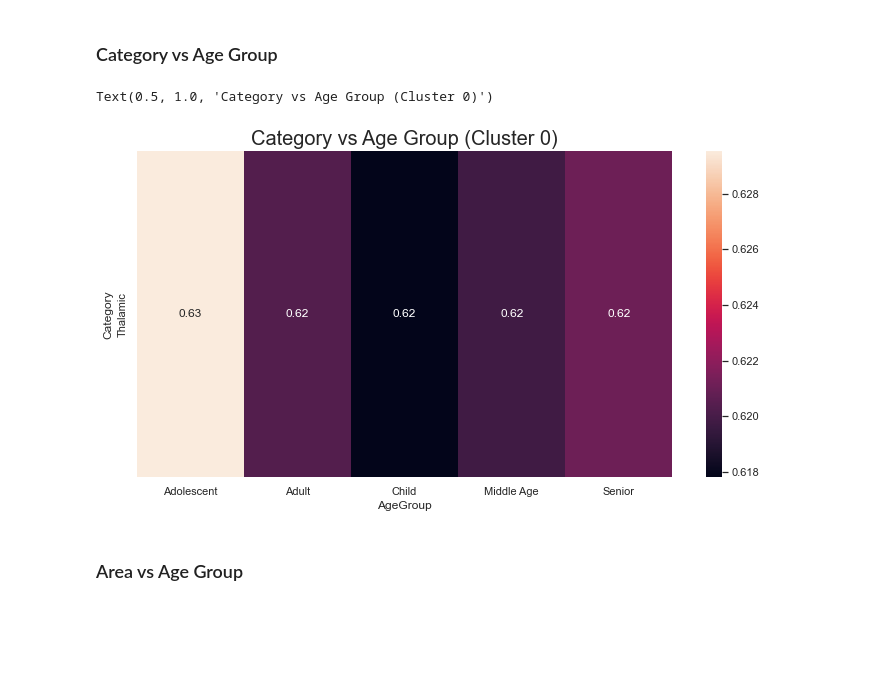
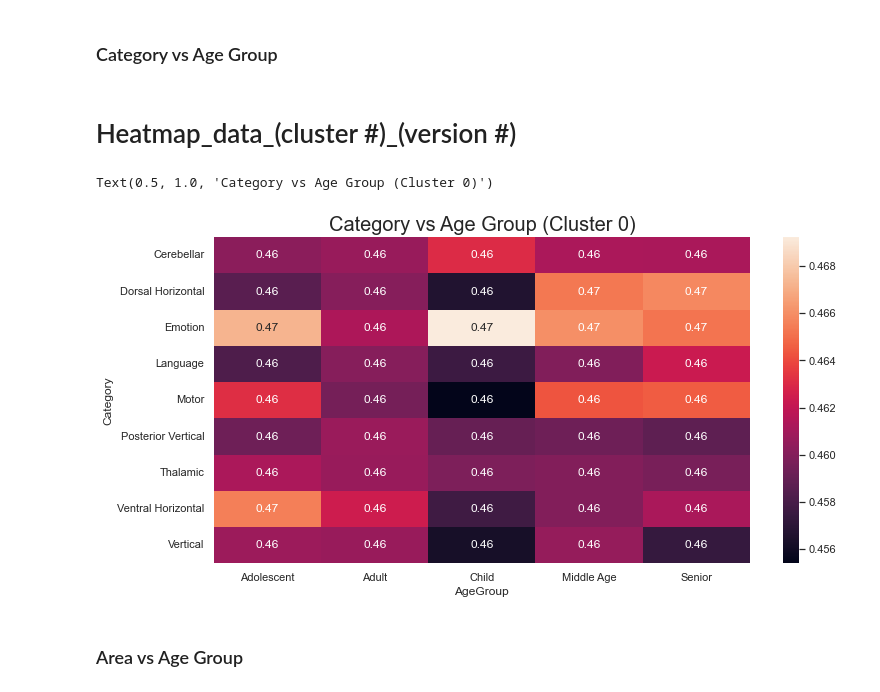
Before and after one commit to mohammedfmehboob/Lateral-HeatMap, a Jupyter notebook: Lateral HeatMap.ipynb, the cells around one changed output. Cells and saved outputs as stored; diff of their text form; code cells hidden in the pictures; blank space fills up the shorter version.

```diff
--- a/Lateral HeatMap.ipynb
+++ b/Lateral HeatMap.ipynb
@@ -291,25 +283,25 @@ heatmap_data3.corr()
 ## Cluster 0
 # %% [markdown]
 ### Category vs Age Group
+# %% [markdown]
+# Heatmap_data_(cluster #)_(version #)
 # %%
 heatmap_data_0 = pd.pivot_table(C0, values='FA',
                              index=['Category'],
                              columns='AgeGroup')
 
 #Drop 'NaN' for clustermap
-heatmap_data_0_1 = heatmap_data_0[heatmap_data_0['Adolescent'].notna()]
-heatmap_data_0_1_1 = heatmap_data_0_1[heatmap_data_0_1['Child'].notna()]
-
+heatmap_data_0.dropna(inplace=True)
 sns.set(rc = {'figure.figsize':(12,6)})
-sns.heatmap(heatmap_data_0_1_1, annot=True)
+sns.heatmap(heatmap_data_0, annot=True)
 plt.title("Category vs Age Group (Cluster 0)", fontsize =20)
 
 # Cluster Map
 # sns.clustermap(heatmap_data_0_1_1).fig.suptitle('Category vs Age Group (Cluster 0)', fontsize =20)
 # Doesn't really work because there is only 1 Category (need at least 2)
 # %% [output]
 Text(0.5, 1.0, 'Category vs Age Group (Cluster 0)')
-[figure, old version]
+[figure, new version]
 # %% [markdown]
 ### Area vs Age Group
 # %%
```
Also changed, not shown: parts of 20 cells of this notebook.
